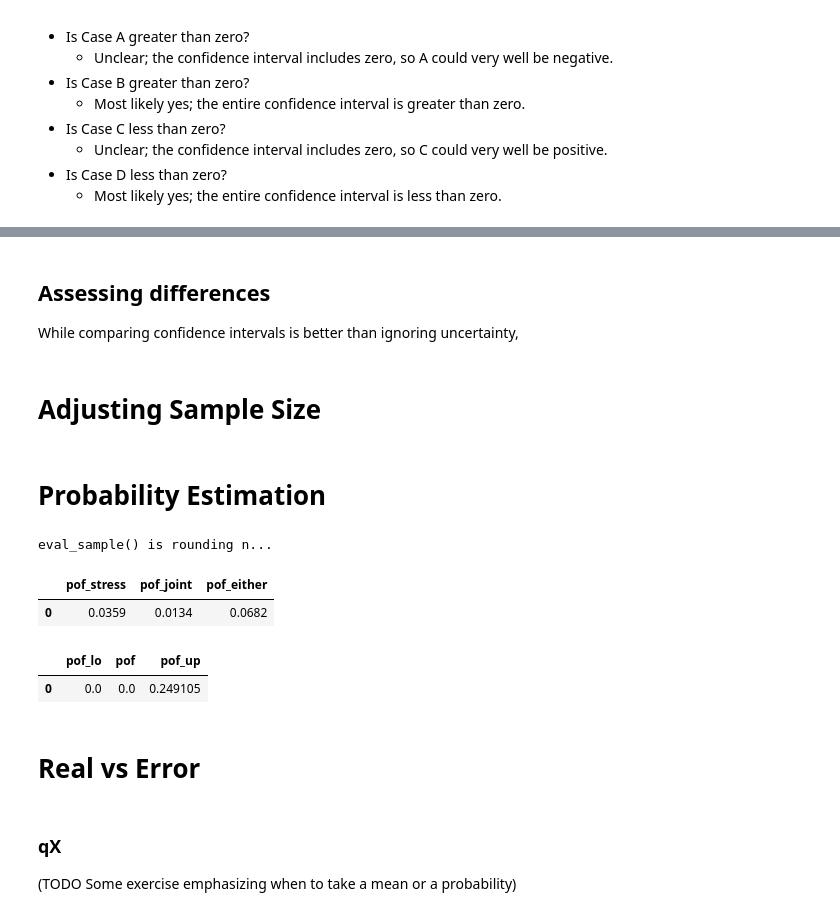
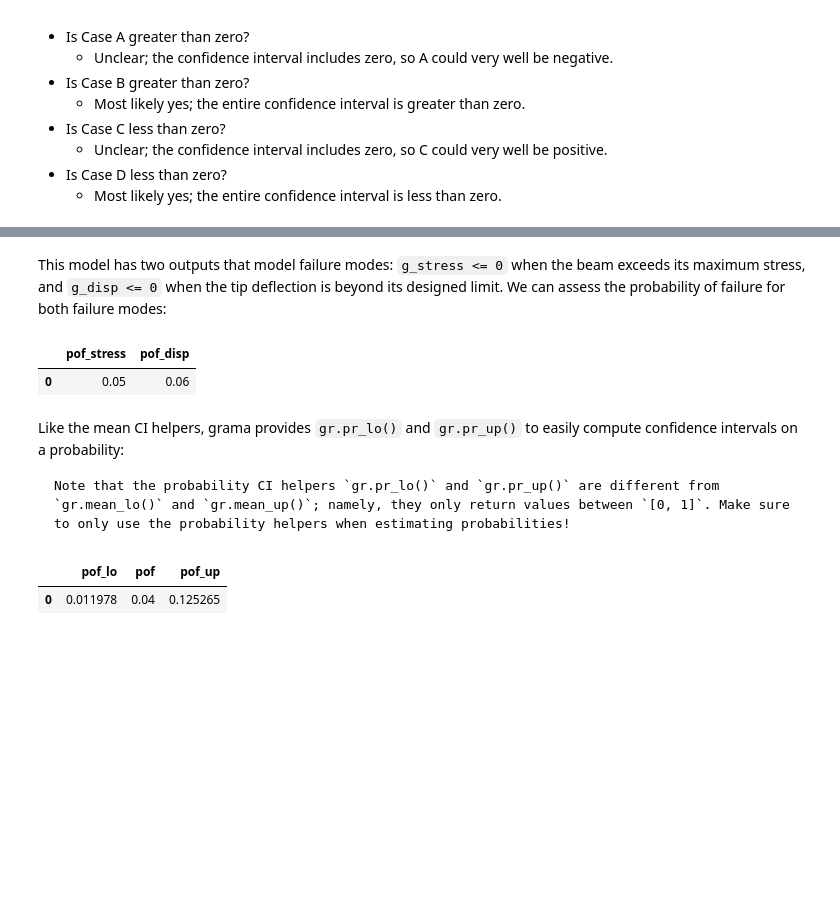
Before and after one commit to zdelrosario/evc-course, a Jupyter notebook: exercises/e-stat05-CI-master.ipynb, the cells around one changed output, grey strips where cells are left out. Cells and saved outputs as stored; diff of their text form; code cells hidden in the pictures; blank space fills up the shorter version.

````diff
--- a/exercises/e-stat05-CI-master.ipynb
+++ b/exercises/e-stat05-CI-master.ipynb
@@ -298,8 +320,0 @@ md_circuit = make_prlc_rand()
-# %% [markdown]
-## Assessing differences
-
-While comparing confidence intervals is better than ignoring uncertainty,
-# %% [markdown]
-# Adjusting Sample Size
-# %% [markdown]
-# Probability Estimation
@@ -309,21 +321,28 @@ md_beam = make_cantilever_beam()
+# %% [markdown]
+This model has two outputs that model failure modes: `g_stress <= 0` when the beam exceeds its maximum stress, and `g_disp <= 0` when the tip deflection is beyond its designed limit. We can assess the probability of failure for both failure modes:
 # %%
+# NOTE: No need to edit
 (
     md_beam
-    >> gr.ev_sample(n=1e4, df_det="nom")
+    >> gr.ev_sample(n=100, df_det="nom")
     >> gr.tf_summarize(
         pof_stress=gr.pr(DF.g_stress <= 0),
-        pof_joint=gr.pr( (DF.g_stress <= 0) & (DF.g_disp <= 0) ),
-        pof_either=gr.pr( (DF.g_stress <= 0) | (DF.g_disp <= 0) ),
+        pof_disp=gr.pr(DF.g_disp <= 0),
     )
 )
 # %% [output]
-eval_sample() is rounding n...
-|  | pof_stress | pof_joint | pof_either |
-| 0 | 0.0359 | 0.0134 | 0.0682 |
+|  | pof_stress | pof_disp |
+| 0 | 0.05 | 0.06 |
+# %% [markdown]
+Like the mean CI helpers, grama provides `gr.pr_lo()` and `gr.pr_up()` to easily compute confidence intervals on a probability:
+
+```{admonition} The probability CI helpers are different
+Note that the probability CI helpers `gr.pr_lo()` and `gr.pr_up()` are different from `gr.mean_lo()` and `gr.mean_up()`; namely, they only return values between `[0, 1]`. Make sure to only use the probability helpers when estimating probabilities!
+```
 # %%
 (
     md_beam
-    >> gr.ev_sample(n=20, df_det="nom")
+    >> gr.ev_sample(n=100, df_det="nom")
     >> gr.tf_summarize(
         pof_lo=gr.pr_lo(DF.g_stress <= 0),
         pof=gr.pr(DF.g_stress <= 0),
@@ -332,10 +351,4 @@ eval_sample() is rounding n...
 )
 # %% [output]
 |  | pof_lo | pof | pof_up |
-| 0 | 0.0 | 0.0 | 0.249105 |
+| 0 | 0.011978 | 0.04 | 0.125265 |
-# %% [markdown]
-# Real vs Error
-# %% [markdown]
-### __qX__
-
-(TODO Some exercise emphasizing when to take a mean or a probability)
````
Also changed, not shown: parts of 34 cells of this notebook.
